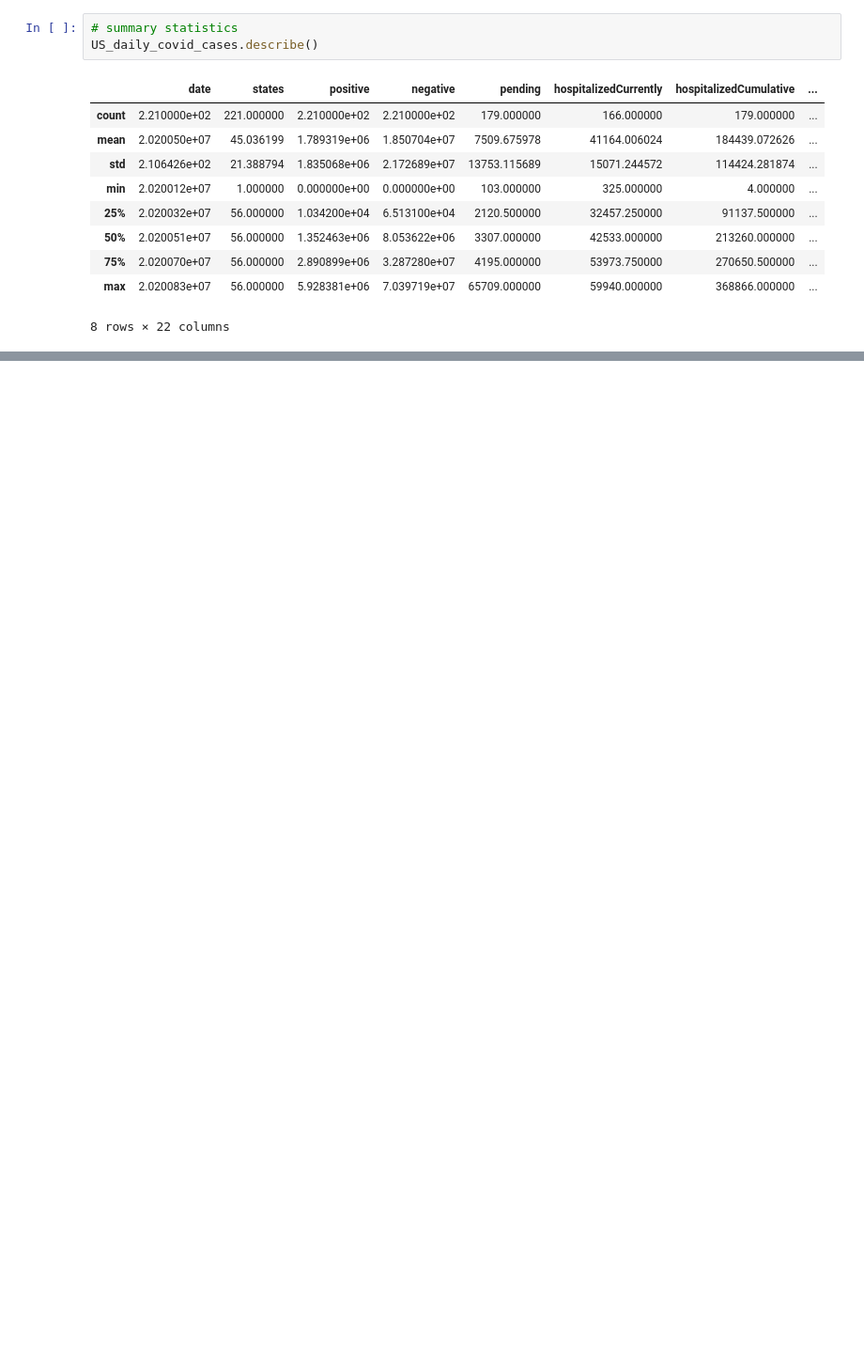
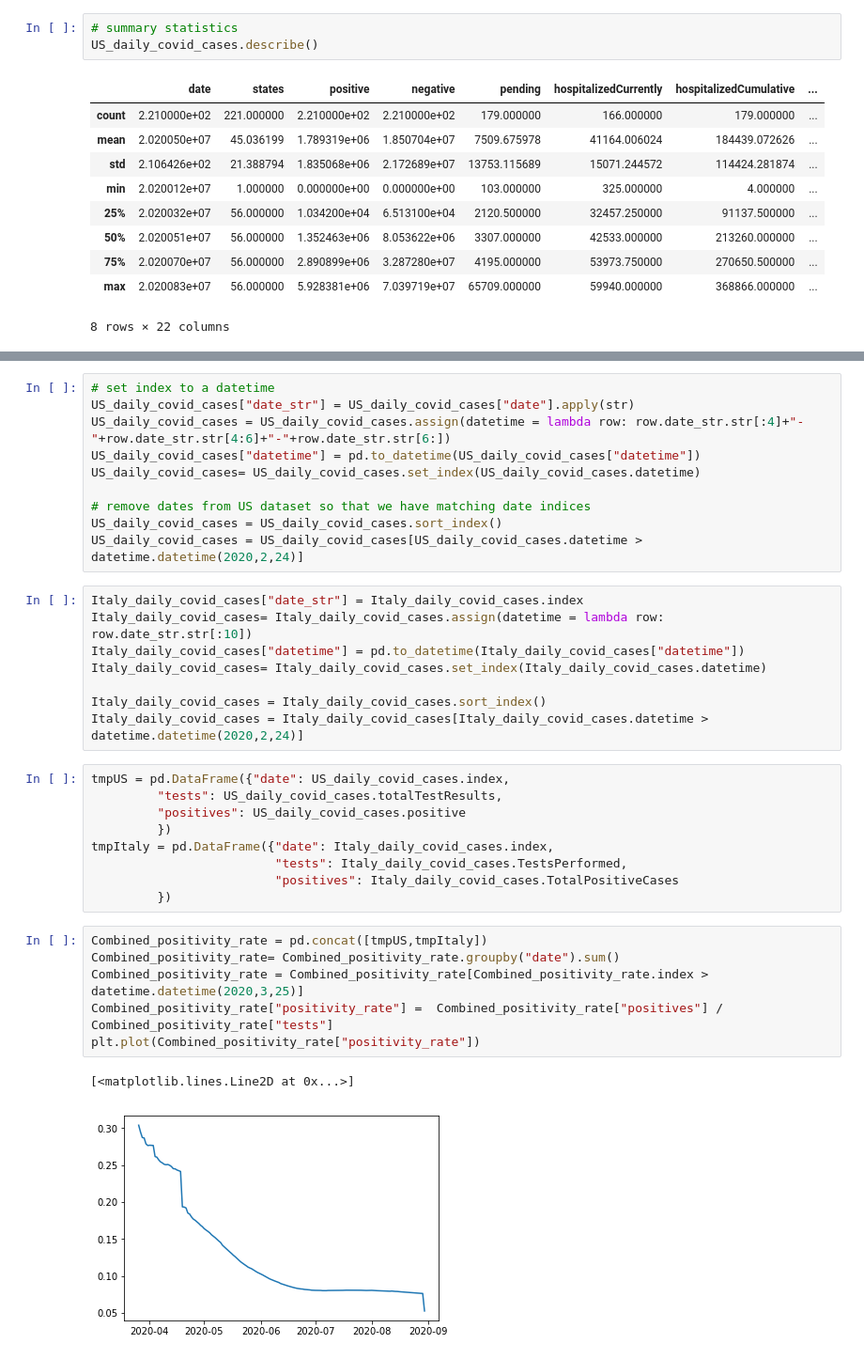
Before and after one commit to JohnQuitno/Jimmy_Wrangler, a Jupyter notebook: notebooks/src.ipynb, the cells around one changed output, grey strips where cells are left out. Shown at 94% size. Drawn from its saved outputs; the diff is of its cells as text; blank space fills up the shorter version.

Commit message:
data combination and analysis

```diff
--- a/notebooks/src.ipynb
+++ b/notebooks/src.ipynb
@@ -54,0 +41,36 @@ Italy_region_daily_covid_cases.describe()
+# %%
+# set index to a datetime
+US_daily_covid_cases["date_str"] = US_daily_covid_cases["date"].apply(str)
+US_daily_covid_cases = US_daily_covid_cases.assign(datetime = lambda row: row.date_str.str[:4]+"-"+row.date_str.str[4:6]+"-"+row.date_str.str[6:])
+US_daily_covid_cases["datetime"] = pd.to_datetime(US_daily_covid_cases["datetime"])
+US_daily_covid_cases= US_daily_covid_cases.set_index(US_daily_covid_cases.datetime)
+
+# remove dates from US dataset so that we have matching date indices
+US_daily_covid_cases = US_daily_covid_cases.sort_index()
+US_daily_covid_cases = US_daily_covid_cases[US_daily_covid_cases.datetime > datetime.datetime(2020,2,24)]
+# %%
+Italy_daily_covid_cases["date_str"] = Italy_daily_covid_cases.index
+Italy_daily_covid_cases= Italy_daily_covid_cases.assign(datetime = lambda row: row.date_str.str[:10])
+Italy_daily_covid_cases["datetime"] = pd.to_datetime(Italy_daily_covid_cases["datetime"])
+Italy_daily_covid_cases= Italy_daily_covid_cases.set_index(Italy_daily_covid_cases.datetime)
+
+Italy_daily_covid_cases = Italy_daily_covid_cases.sort_index()
+Italy_daily_covid_cases = Italy_daily_covid_cases[Italy_daily_covid_cases.datetime > datetime.datetime(2020,2,24)]
+# %%
+tmpUS = pd.DataFrame({"date": US_daily_covid_cases.index,
+         "tests": US_daily_covid_cases.totalTestResults,
+         "positives": US_daily_covid_cases.positive
+         })
+tmpItaly = pd.DataFrame({"date": Italy_daily_covid_cases.index,
+                         "tests": Italy_daily_covid_cases.TestsPerformed,
+                         "positives": Italy_daily_covid_cases.TotalPositiveCases
+         })
+# %%
+Combined_positivity_rate = pd.concat([tmpUS,tmpItaly])
+Combined_positivity_rate= Combined_positivity_rate.groupby("date").sum()
+Combined_positivity_rate = Combined_positivity_rate[Combined_positivity_rate.index > datetime.datetime(2020,3,25)]
+Combined_positivity_rate["positivity_rate"] =  Combined_positivity_rate["positives"] / Combined_positivity_rate["tests"]
+plt.plot(Combined_positivity_rate["positivity_rate"])
+# %% [output]
+[<matplotlib.lines.Line2D at 0x...>]
+[figure, added]
```
Also changed, not shown: parts of 7 cells of this notebook, 2 other files.
